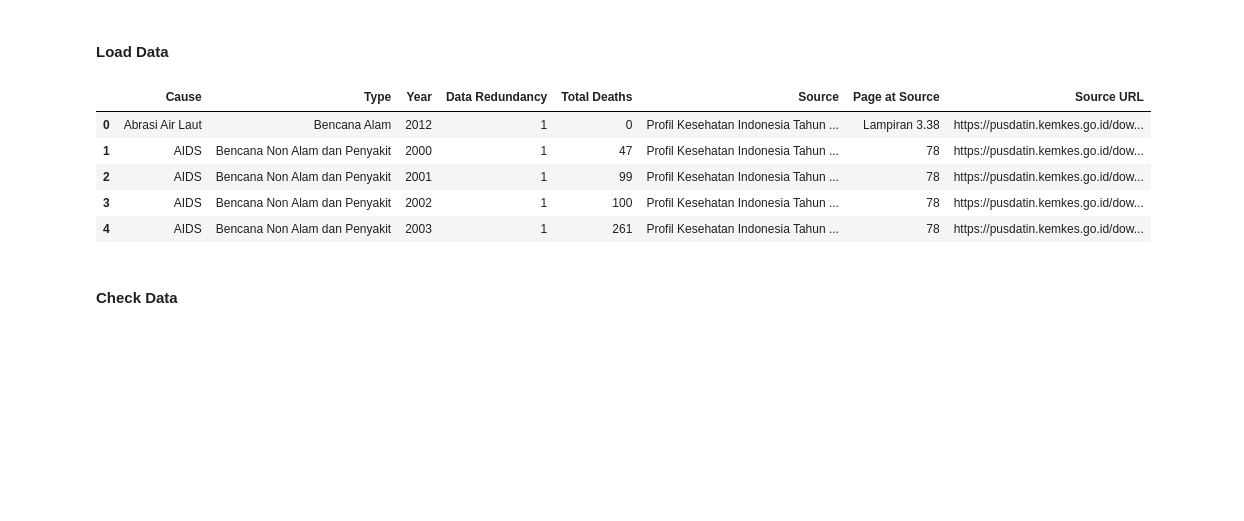
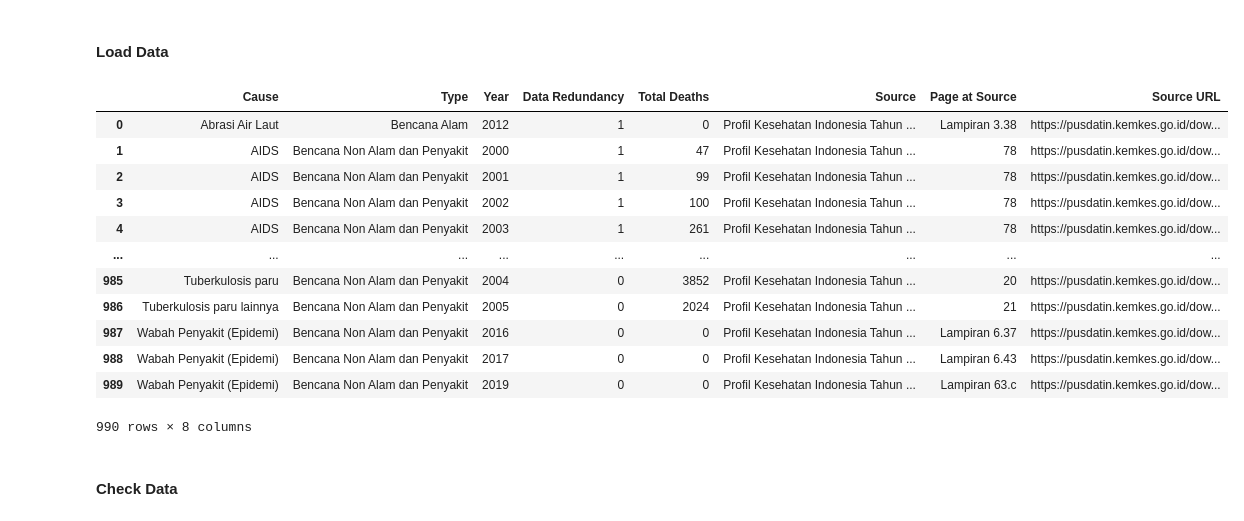
Before and after one commit to whisnumurtyga/sada, a Jupyter notebook: code/cause-of-death/cause-of-death.ipynb, the cells around one changed output. Saved outputs shown, nothing was run; the diff lists cells and outputs as text; code cells hidden in the pictures; blank space fills up the shorter version.

```diff
--- a/code/cause-of-death/cause-of-death.ipynb
+++ b/code/cause-of-death/cause-of-death.ipynb
@@ -12,14 +12,21 @@ pd.set_option('display.max_colwidth', None)
 # %%
 df = pd.read_csv('../../datasets/cause-of-death/Penyebab Kematian di Indonesia yang Dilaporkan - Raw.csv')
 # df = pd.read_csv('datasets/cause-of-death/Penyebab Kematian di Indonesia yang Dilaporkan - Clean.csv')
-df.head(5)
+df
 # %% [output]
 |  | Cause | Type | Year | Data Redundancy | Total Deaths | Source | Page at Source | Source URL |
 | 0 | Abrasi Air Laut | Bencana Alam | 2012 | 1 | 0 | Profil Kesehatan Indonesia Tahun ... | Lampiran 3.38 | https://pusdatin.kemkes.go.id/dow... |
 | 1 | AIDS | Bencana Non Alam dan Penyakit | 2000 | 1 | 47 | Profil Kesehatan Indonesia Tahun ... | 78 | https://pusdatin.kemkes.go.id/dow... |
 | 2 | AIDS | Bencana Non Alam dan Penyakit | 2001 | 1 | 99 | Profil Kesehatan Indonesia Tahun ... | 78 | https://pusdatin.kemkes.go.id/dow... |
 | 3 | AIDS | Bencana Non Alam dan Penyakit | 2002 | 1 | 100 | Profil Kesehatan Indonesia Tahun ... | 78 | https://pusdatin.kemkes.go.id/dow... |
 | 4 | AIDS | Bencana Non Alam dan Penyakit | 2003 | 1 | 261 | Profil Kesehatan Indonesia Tahun ... | 78 | https://pusdatin.kemkes.go.id/dow... |
+| ... | ... | ... | ... | ... | ... | ... | ... | ... |
+| 985 | Tuberkulosis paru | Bencana Non Alam dan Penyakit | 2004 | 0 | 3852 | Profil Kesehatan Indonesia Tahun ... | 20 | https://pusdatin.kemkes.go.id/dow... |
+| 986 | Tuberkulosis paru lainnya | Bencana Non Alam dan Penyakit | 2005 | 0 | 2024 | Profil Kesehatan Indonesia Tahun ... | 21 | https://pusdatin.kemkes.go.id/dow... |
+| 987 | Wabah Penyakit (Epidemi) | Bencana Non Alam dan Penyakit | 2016 | 0 | 0 | Profil Kesehatan Indonesia Tahun ... | Lampiran 6.37 | https://pusdatin.kemkes.go.id/dow... |
+| 988 | Wabah Penyakit (Epidemi) | Bencana Non Alam dan Penyakit | 2017 | 0 | 0 | Profil Kesehatan Indonesia Tahun ... | Lampiran 6.43 | https://pusdatin.kemkes.go.id/dow... |
+| 989 | Wabah Penyakit (Epidemi) | Bencana Non Alam dan Penyakit | 2019 | 0 | 0 | Profil Kesehatan Indonesia Tahun ... | Lampiran 63.c | https://pusdatin.kemkes.go.id/dow... |
+990 rows × 8 columns
 # %% [markdown]
 #### Check Data
 # %%
```
Also changed, not shown: parts of 1 cell of this notebook, 4 other files.
